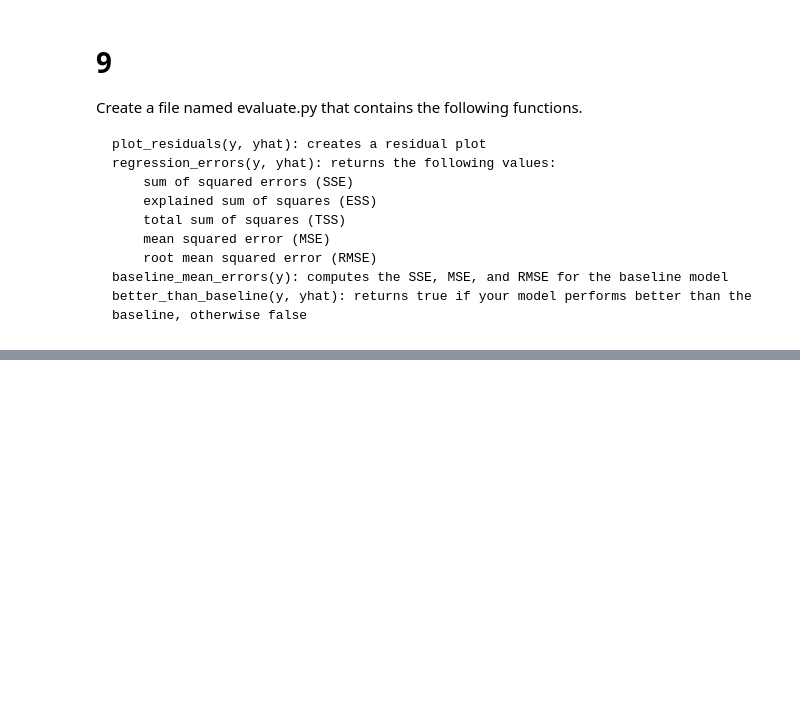
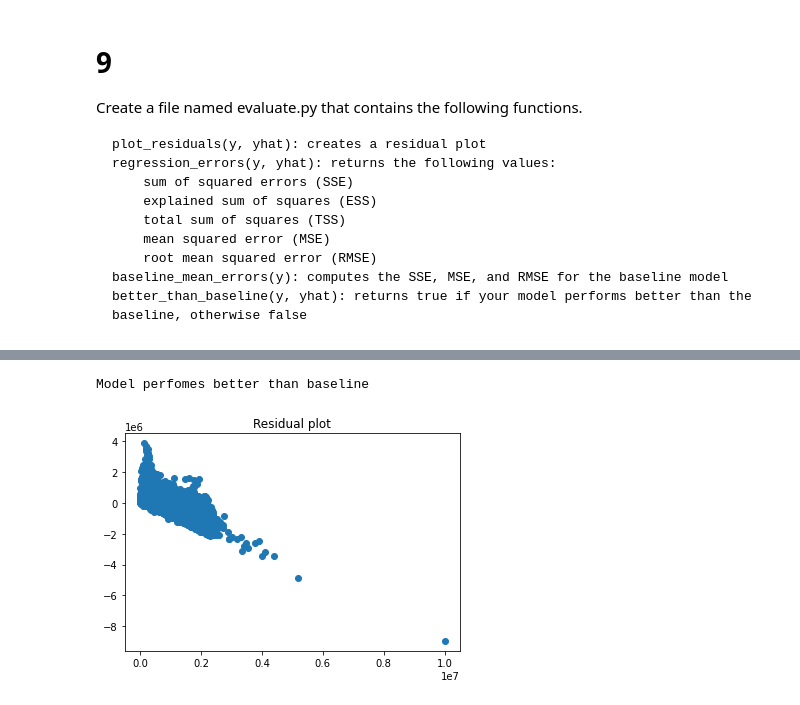
Before and after one commit to Jgardin875/regression_exercises, a Jupyter notebook: evaluate.ipynb, the cells around one changed output, grey strips where cells are left out. Cells and saved outputs as stored; diff of their text form; code cells hidden in the pictures; blank space fills up the shorter version.

```diff
--- a/evaluate.ipynb
+++ b/evaluate.ipynb
@@ -469,0 +408,9 @@ def better_than_baseline(y, yhat):
+# %%
+df, train, validate, test = wrangle1.wrangle_zillow()
+# %%
+x_train = train.drop(columns = 'taxvaluedollarcnt')
+y_train = train.taxvaluedollarcnt
+x_validate = validate.drop(columns = 'taxvaluedollarcnt')
+y_validate = validate.taxvaluedollarcnt
+x_test = test.drop(columns = 'taxvaluedollarcnt')
+y_test = test.taxvaluedollarcnt
@@ -469,0 +429,8 @@ def better_than_baseline(y, yhat):
+# %%
+better_than_baseline(train, y_train)
+# %% [output]
+Model perfomes better than baseline
+# %%
+plot_residuals(y_train, train.yhat)
+# %% [output]
+[figure, added]
```
Also changed, not shown: parts of 9 cells of this notebook, 1 other file.
